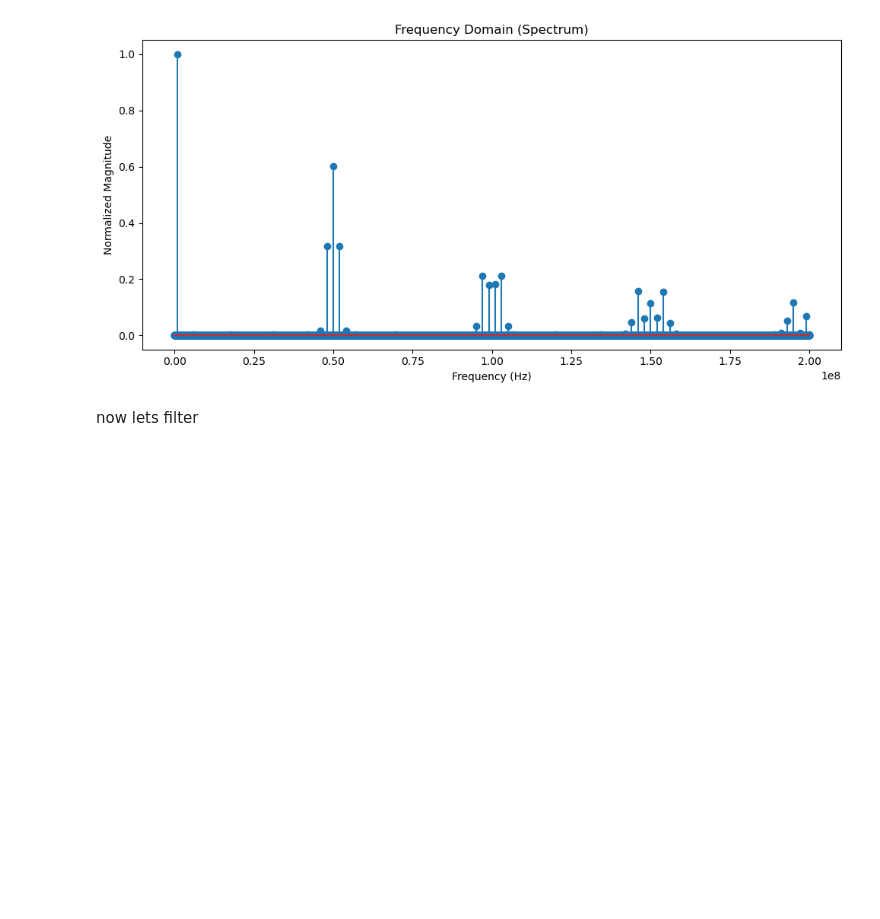
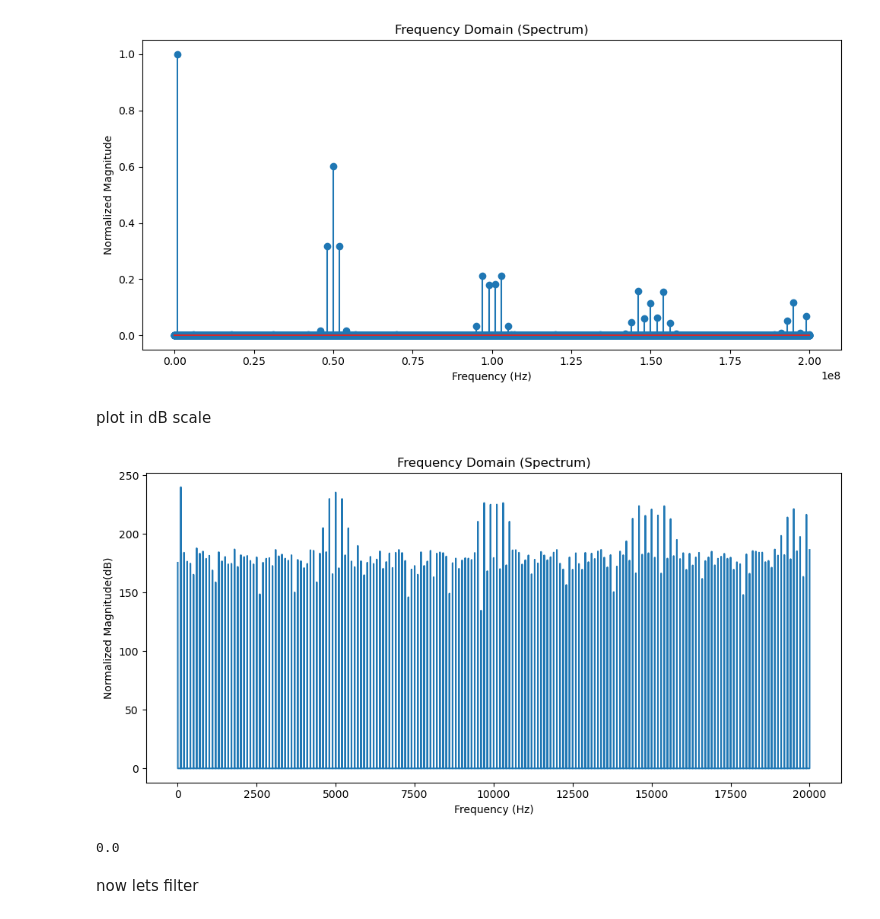
Before and after one commit to Sauerboy/AmplifierResearch, a Jupyter notebook: harmonic_calc.ipynb, the cells around one changed output. Saved outputs shown, nothing was run; the diff lists cells and outputs as text; code cells hidden in the pictures; blank space fills up the shorter version.

```diff
--- a/harmonic_calc.ipynb
+++ b/harmonic_calc.ipynb
@@ -70,6 +109,22 @@ plt.tight_layout()
 plt.show()
 # %% [output]
 [figure]
+# %% [markdown]
+plot in dB scale
+# %%
+mag_dB_normalized=20*np.log10(np.clip(fft_side[plot_mask], 1e-12, None)) - 20*np.ones(len(fft_side[plot_mask]))*np.min(np.log10(np.clip(fft_side[plot_mask], 1e-12, None)))
+plt.figure(figsize=(10, 5))
+# plt.stem(freqs_side[plot_mask], mag_dB_normalized)
+plt.plot(mag_dB_normalized)
+plt.title("Frequency Domain (Spectrum)")
+plt.xlabel("Frequency (Hz)")
+plt.ylabel("Normalized Magnitude(dB)")
+plt.tight_layout()
+plt.show()
+print(np.min(mag_dB_normalized))
+# %% [output]
+[figure, added]
+0.0
 # %% [markdown]
 now lets filter
 # %%
```
Also changed, not shown: parts of 3 cells of this notebook.
